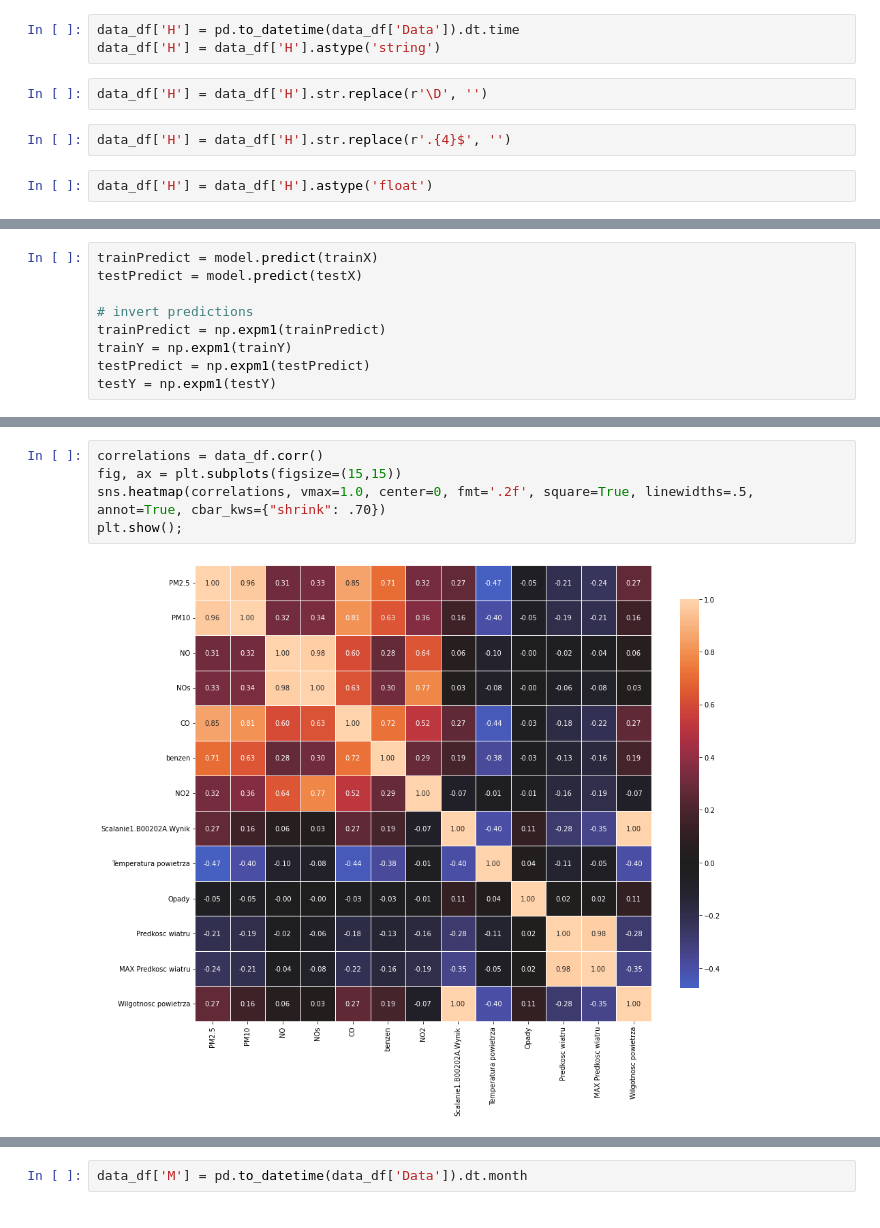
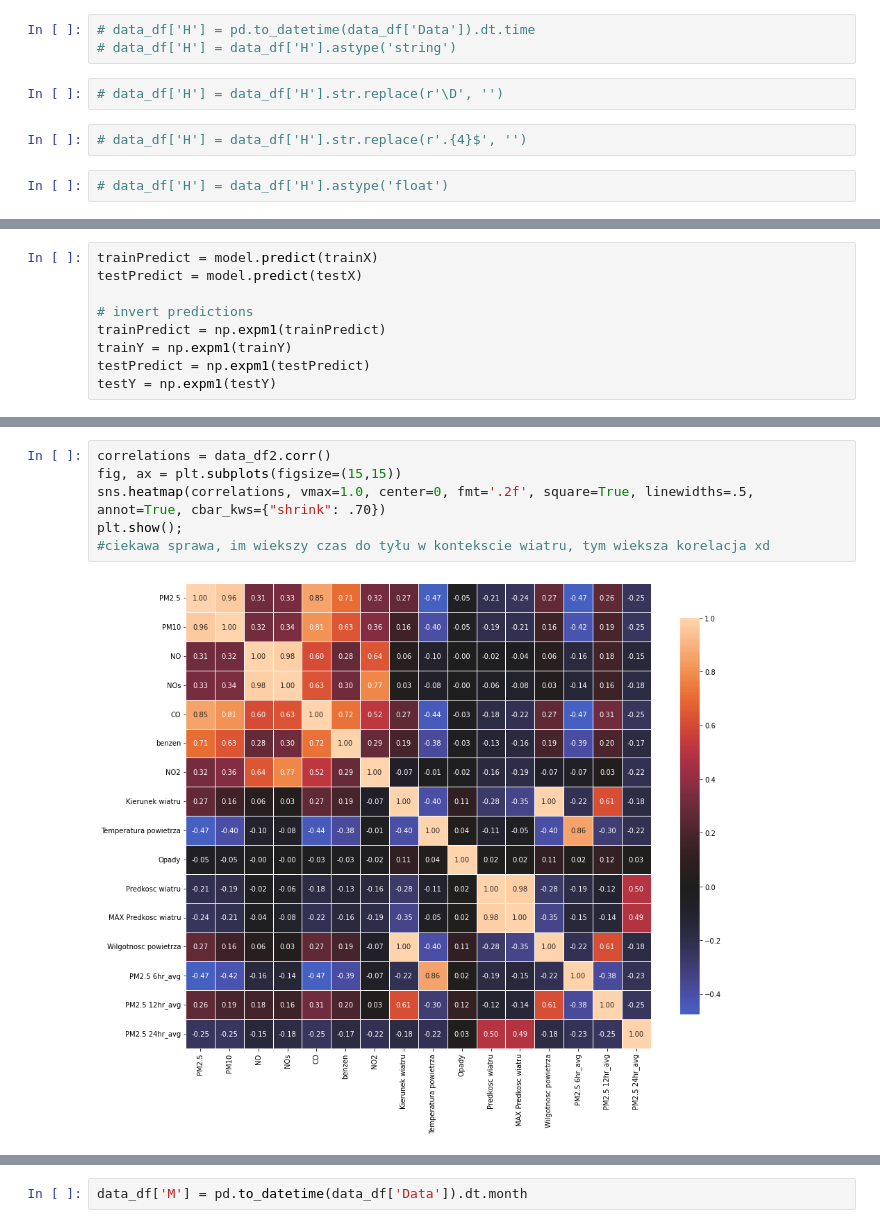
Before and after one commit to CezaryCwikla/Air-Pollution_Model, a Jupyter notebook: Model_na_danych_powietrza_i_pogody_z_3_lat.ipynb, the cells around one changed output, grey strips where cells are left out. Drawn from its saved outputs; the diff is of its cells as text.

```diff
--- a/Model_na_danych_powietrza_i_pogody_z_3_lat.ipynb
+++ b/Model_na_danych_powietrza_i_pogody_z_3_lat.ipynb
@@ -100,14 +98,14 @@ data_df = pd.merge(data_df, six_df, left_index=True, right_index=True)
 data_df = pd.merge(data_df, twelve_df, left_index=True, right_index=True)
 data_df = pd.merge(data_df, tf_df, left_index=True, right_index=True)
 # %%
-data_df['H'] = pd.to_datetime(data_df['Data']).dt.time
-data_df['H'] = data_df['H'].astype('string')
+# data_df['H'] = pd.to_datetime(data_df['Data']).dt.time
+# data_df['H'] = data_df['H'].astype('string')
 # %%
-data_df['H'] = data_df['H'].str.replace(r'\D', '')
+# data_df['H'] = data_df['H'].str.replace(r'\D', '')
 # %%
-data_df['H'] = data_df['H'].str.replace(r'.{4}$', '')
+# data_df['H'] = data_df['H'].str.replace(r'.{4}$', '')
 # %%
-data_df['H'] = data_df['H'].astype('float')
+# data_df['H'] = data_df['H'].astype('float')
 # %%
 data_df = data_df.drop('index', axis=1)
 data_df['Data'] = pd.to_datetime(data_df['Data'], format='%Y%m%d %H')
@@ -293,10 +311,11 @@ ax1.set_xlim([1360,1735]);
 # %%
-correlations = data_df.corr()
+correlations = data_df2.corr()
 fig, ax = plt.subplots(figsize=(15,15))
 sns.heatmap(correlations, vmax=1.0, center=0, fmt='.2f', square=True, linewidths=.5, annot=True, cbar_kws={"shrink": .70})
 plt.show();
+#ciekawa sprawa, im wiekszy czas do tyłu w kontekscie wiatru, tym wieksza korelacja xd
 # %% [output]
-[figure, old version]
+[figure, new version]
 # %%
 data_df = data_df.drop('Data', axis=1)
 data_df = data_df.reset_index()
```
Also changed, not shown: parts of 20 cells of this notebook.
